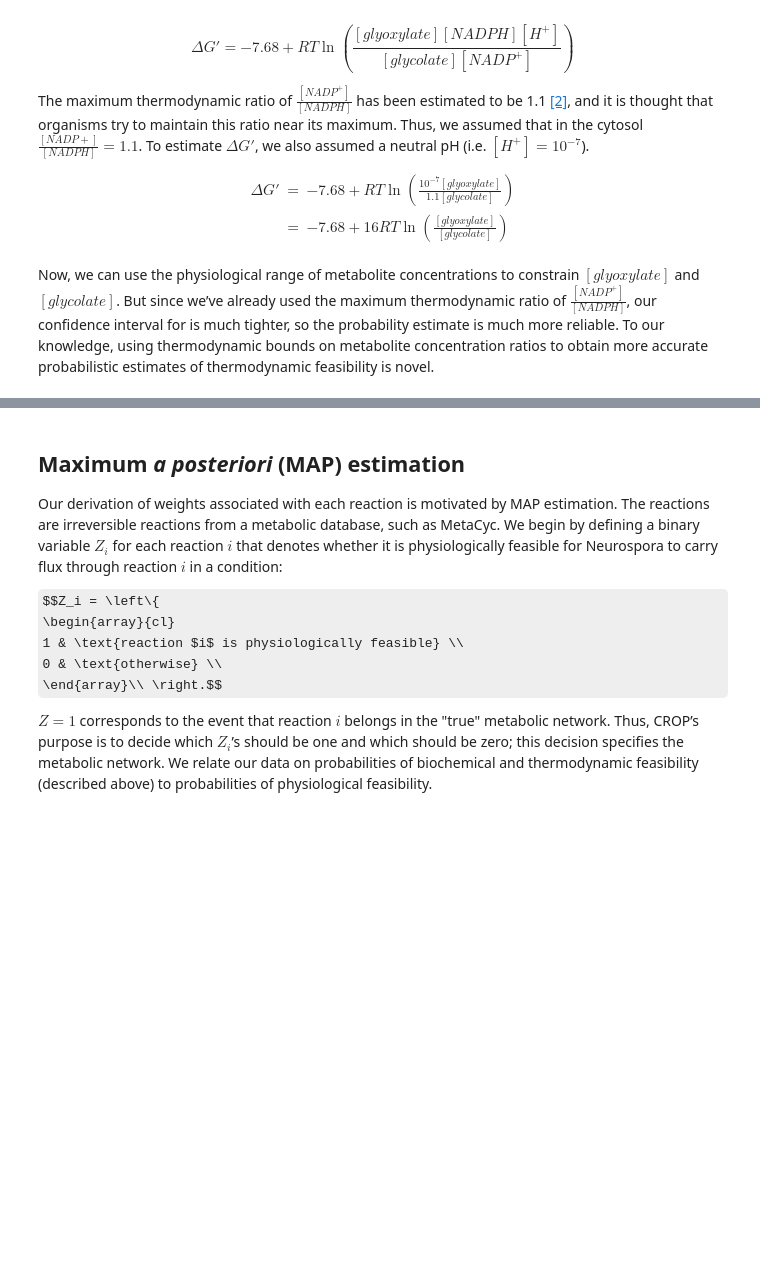
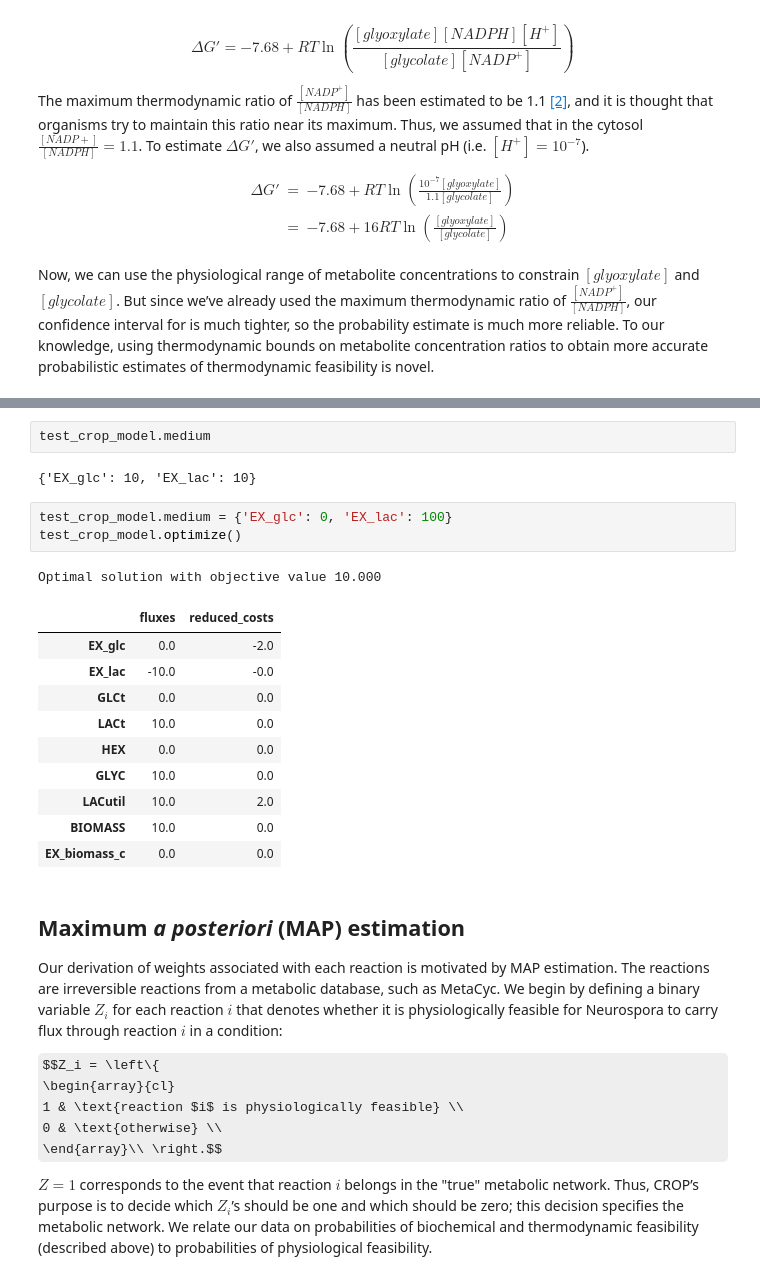
Before and after one commit to PNNL-Predictive-Phenomics/crop, a Jupyter notebook: docs/notebook/CROP.ipynb, the cells around one changed output, grey strips where cells are left out. Cells and saved outputs as stored; diff of their text form; some formulas as TeX source; blank space fills up the shorter version.

```diff
--- a/docs/notebook/CROP.ipynb
+++ b/docs/notebook/CROP.ipynb
@@ -205,3 +210,22 @@ Reaction ATPM: ATP maintenance  atp_c --> adp_c
+# %%
+test_crop_model.medium
+# %% [output]
+{'EX_glc': 10, 'EX_lac': 10}
+# %%
+test_crop_model.medium = {'EX_glc': 0, 'EX_lac': 100}
+test_crop_model.optimize()
+# %% [output]
+Optimal solution with objective value 10.000
+|  | fluxes | reduced_costs |
+| EX_glc | 0.0 | -2.0 |
+| EX_lac | -10.0 | -0.0 |
+| GLCt | 0.0 | 0.0 |
+| LACt | 10.0 | 0.0 |
+| HEX | 0.0 | 0.0 |
+| GLYC | 10.0 | 0.0 |
+| LACutil | 10.0 | 2.0 |
+| BIOMASS | 10.0 | 0.0 |
+| EX_biomass_c | 0.0 | 0.0 |
 # %% [markdown]
 ## Maximum *a posteriori* (MAP) estimation ##
 Our derivation of weights associated with each reaction is motivated by MAP estimation. The reactions are irreversible reactions from a metabolic database, such as MetaCyc. We begin by defining a binary variable $Z_i$ for each reaction $i$ that denotes whether it is physiologically feasible for Neurospora to carry flux through reaction $i$ in a condition:
```
Also changed, not shown: parts of 7 cells of this notebook, 1 other file.
